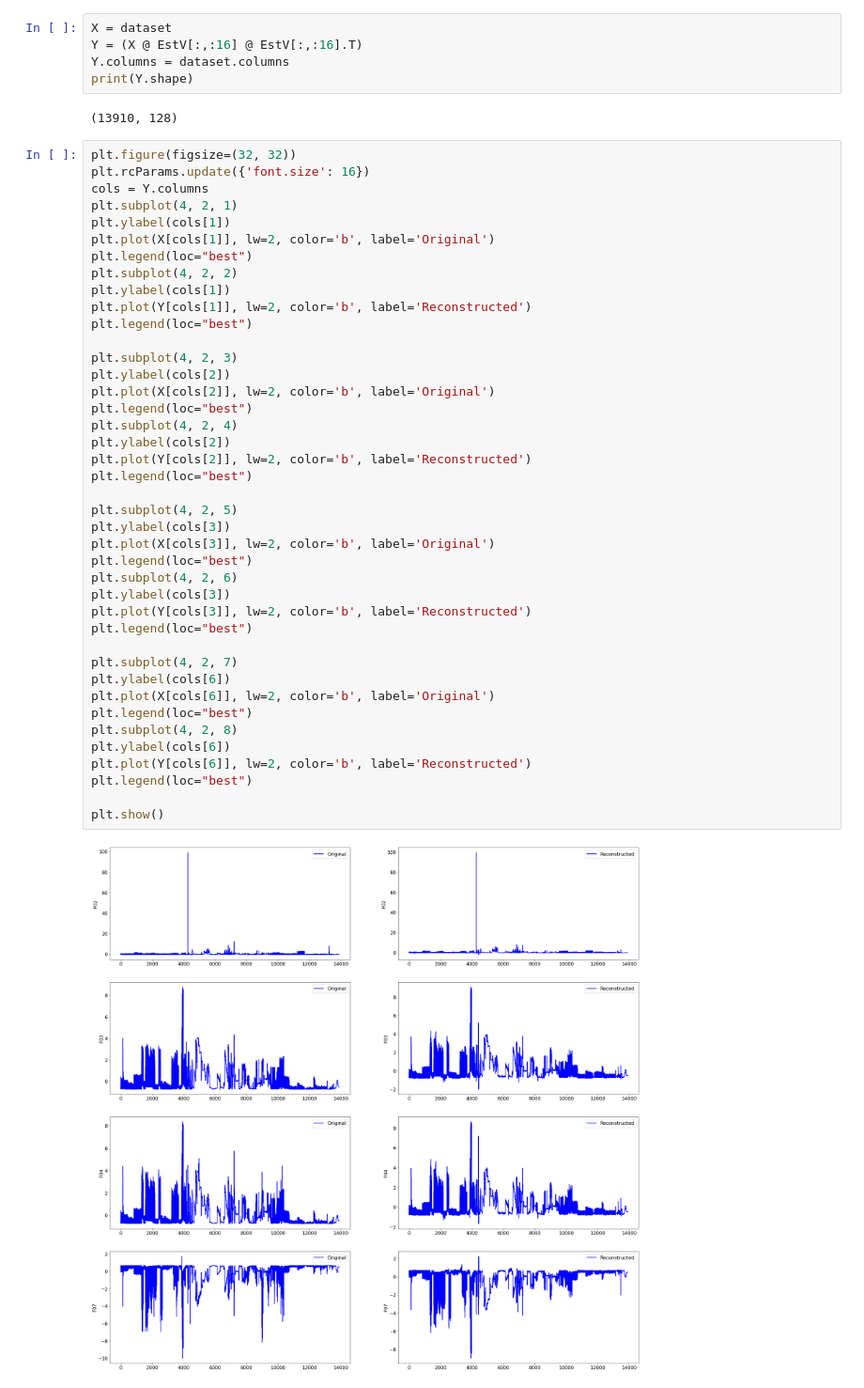
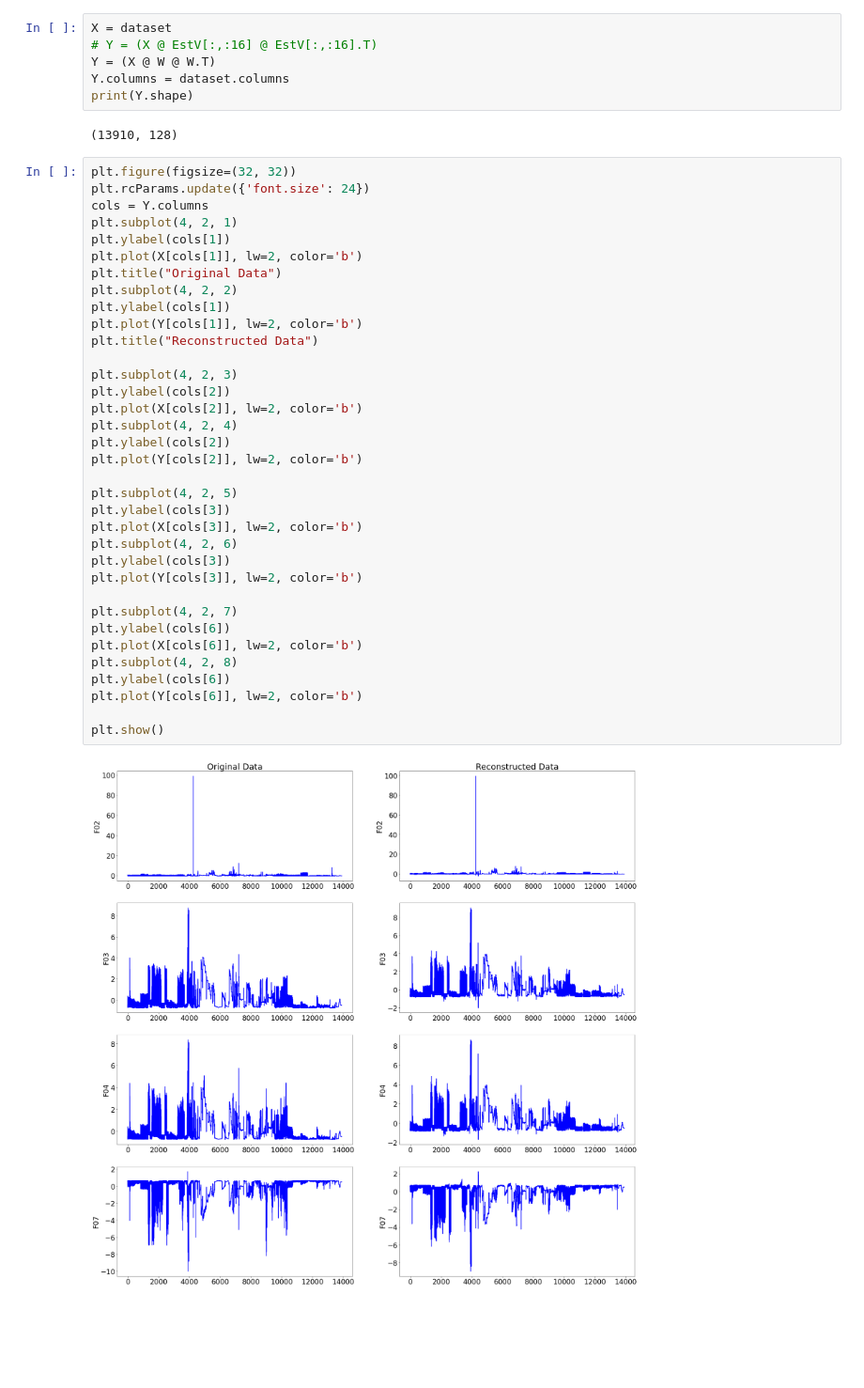
Before and after one commit to cchatterj0/AdaptiveMLAlgorithms, a Jupyter notebook: Chapter8-Expts/hi-dimension.ipynb, the cells around one changed output. Shown: that part at 94% size. Saved outputs shown, nothing was run; the diff lists cells and outputs as text; blank space fills up the shorter version.

```diff
--- a/Chapter8-Expts/hi-dimension.ipynb
+++ b/Chapter8-Expts/hi-dimension.ipynb
@@ -183,51 +183,46 @@ plt.show()
 [figure]
 # %%
 X = dataset
-Y = (X @ EstV[:,:16] @ EstV[:,:16].T)
+# Y = (X @ EstV[:,:16] @ EstV[:,:16].T)
+Y = (X @ W @ W.T)
 Y.columns = dataset.columns
 print(Y.shape)
 # %% [output]
 (13910, 128)
 # %%
 plt.figure(figsize=(32, 32))
-plt.rcParams.update({'font.size': 16})
+plt.rcParams.update({'font.size': 24})
 cols = Y.columns
 plt.subplot(4, 2, 1)
 plt.ylabel(cols[1])
-plt.plot(X[cols[1]], lw=2, color='b', label='Original')
-plt.legend(loc="best")
+plt.plot(X[cols[1]], lw=2, color='b')
+plt.title("Original Data")
 plt.subplot(4, 2, 2)
 plt.ylabel(cols[1])
-plt.plot(Y[cols[1]], lw=2, color='b', label='Reconstructed')
-plt.legend(loc="best")
+plt.plot(Y[cols[1]], lw=2, color='b')
+plt.title("Reconstructed Data")
 
 plt.subplot(4, 2, 3)
 plt.ylabel(cols[2])
-plt.plot(X[cols[2]], lw=2, color='b', label='Original')
-plt.legend(loc="best")
+plt.plot(X[cols[2]], lw=2, color='b')
 plt.subplot(4, 2, 4)
 plt.ylabel(cols[2])
-plt.plot(Y[cols[2]], lw=2, color='b', label='Reconstructed')
-plt.legend(loc="best")
+plt.plot(Y[cols[2]], lw=2, color='b')
 
 plt.subplot(4, 2, 5)
 plt.ylabel(cols[3])
-plt.plot(X[cols[3]], lw=2, color='b', label='Original')
-plt.legend(loc="best")
+plt.plot(X[cols[3]], lw=2, color='b')
 plt.subplot(4, 2, 6)
 plt.ylabel(cols[3])
-plt.plot(Y[cols[3]], lw=2, color='b', label='Reconstructed')
-plt.legend(loc="best")
+plt.plot(Y[cols[3]], lw=2, color='b')
 
 plt.subplot(4, 2, 7)
 plt.ylabel(cols[6])
-plt.plot(X[cols[6]], lw=2, color='b', label='Original')
-plt.legend(loc="best")
+plt.plot(X[cols[6]], lw=2, color='b')
 plt.subplot(4, 2, 8)
 plt.ylabel(cols[6])
-plt.plot(Y[cols[6]], lw=2, color='b', label='Reconstructed')
-plt.legend(loc="best")
+plt.plot(Y[cols[6]], lw=2, color='b')
 
 plt.show()
 # %% [output]
-[figure, old version]
+[figure, new version]
```
Also changed, not shown: parts of 2 cells of this notebook, 33 other files.
